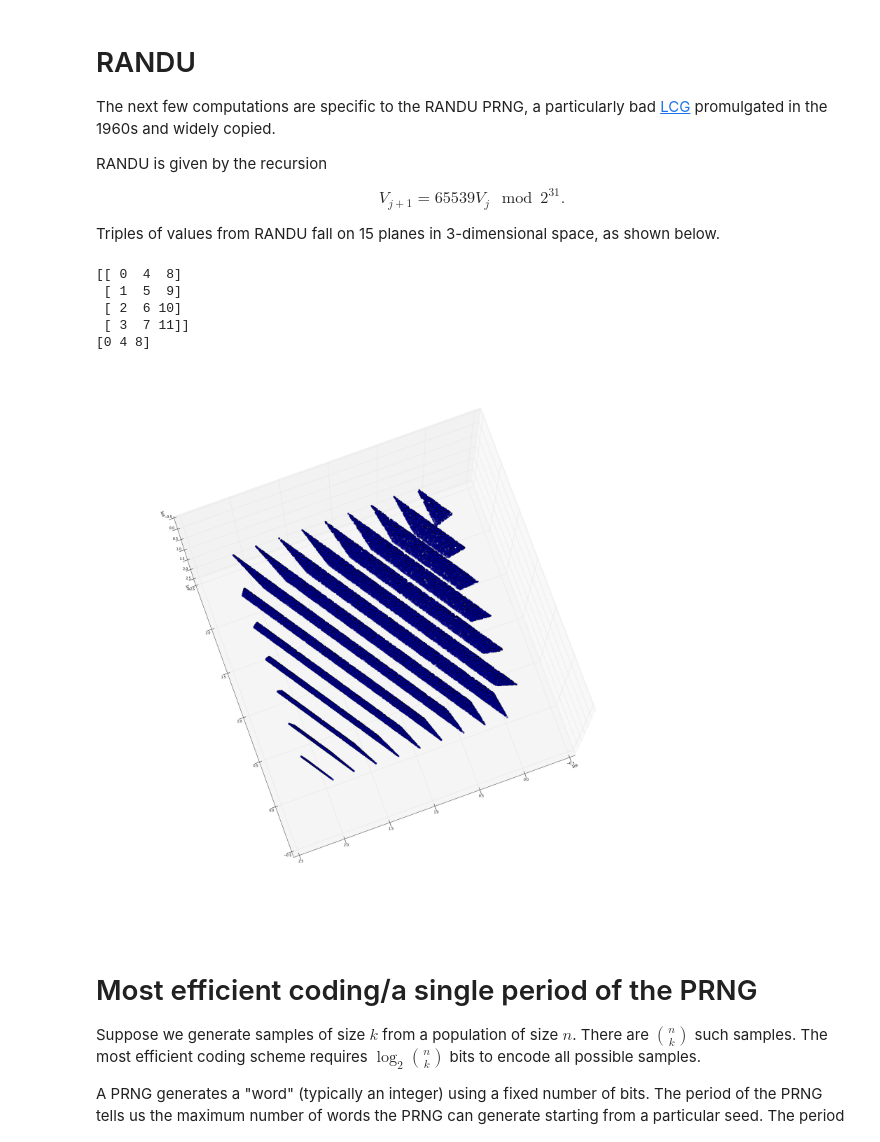
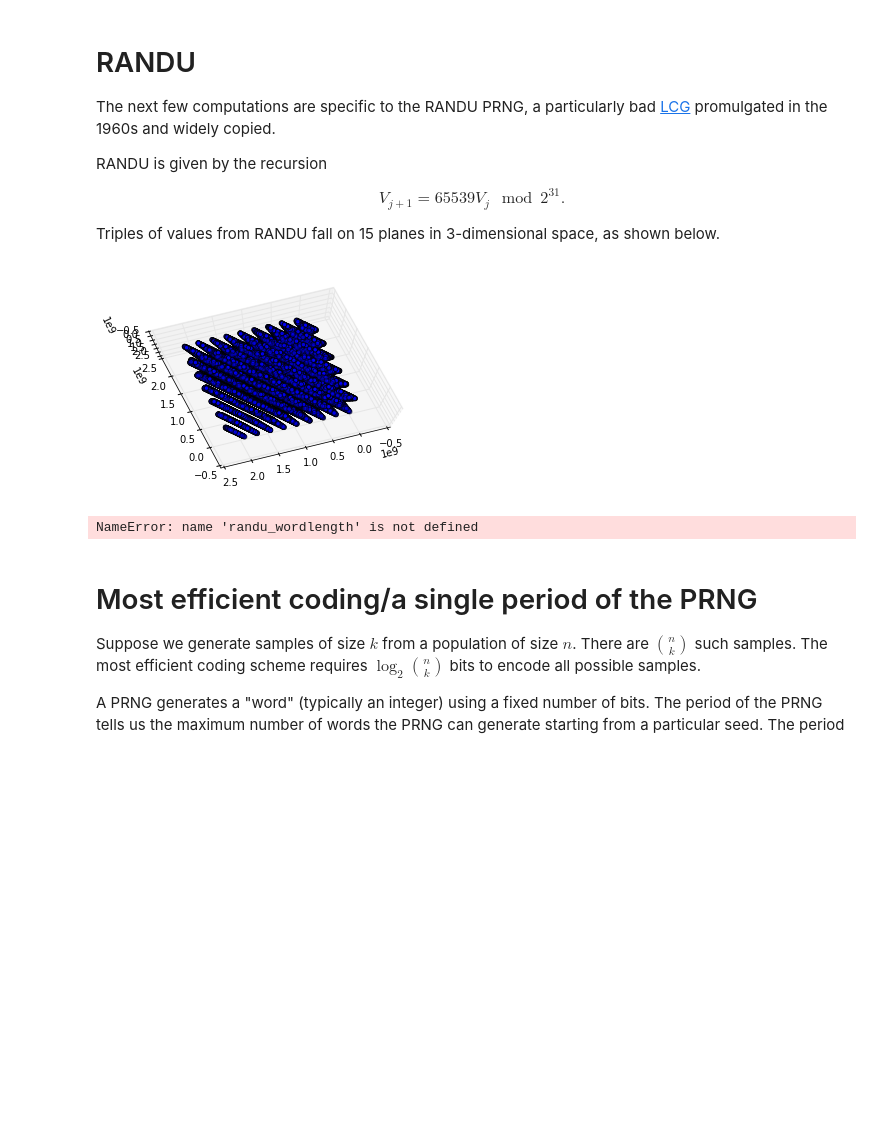
Before and after one commit to pbstark/pseudorandom, a Jupyter notebook: sample_counter.ipynb, the cells around one changed output. Cells and saved outputs as stored; diff of their text form; code cells hidden in the pictures; blank space fills up the shorter version.

```diff
--- a/sample_counter.ipynb
+++ b/sample_counter.ipynb
@@ -62,6 +131,6 @@ The next few computations are specific to the RANDU PRNG, a particularly bad [LC
 
 RANDU is given by the recursion
 
-$$ V_{j+1} = 65539 V_j \mod 2^{31}.$$
+$$ V_{j+1} = 65539 V_j\mod 2^{31}.$$
 
 Triples of values from RANDU fall on 15 planes in 3-dimensional space, as shown below.
@@ -97,31 +137,35 @@ class Randu:
-# %%
-# generate triples using RANDU
-seed = 1234567890
-reps = 100000
-r = Randu(seed)
-urandTrips = np.reshape([r.next() for i in range(3*reps)],(reps,3)).T
-xs = urandTrips[0]
-ys = urandTrips[1]
-zs = urandTrips[2]
-
-test = np.reshape([0,1,2,3,4,5,6,7,8,9,10,11],(3,4)).T
-print test
-testx = test[0][:]
-print testx
-# %% [output]
-[[ 0  4  8]
- [ 1  5  9]
- [ 2  6 10]
- [ 3  7 11]]
-[0 4 8]
+# %%
+# RANDU constants
+A = 0
+M = 2**31
+B = 65539
+
+randu_period = 2**29
+randu_word_length = 32
+
+def nextRand(x):
+    y = A + (B * x) % M
+    return y
+# %%
+# generate triples using RANDU
+x = 1234567890  # seed
+reps = 100000
+xs = np.ndarray(shape = (3,reps))
+for i in range(reps):
+    x = nextRand(x)
+    xs[0][i] = x
+    x = nextRand(x)
+    xs[1][i] = x
+    x = nextRand(x)
+    xs[2][i] = x
 # %%
 fig = plt.figure()
-plt.rcParams['figure.figsize'] = (30.0, 30.0)
+plt.rcParams['figure.figsize'] = (50.0, 50.0)
 ax = fig.add_subplot(111, projection='3d')
-ax.scatter(xs, ys, zs)
+ax.scatter(xs[0],xs[1], xs[2])
 
 ax.view_init(-100,110)
 
 plt.show()
 # %% [output]
-[figure, old version]
+[figure, new version]
@@ -132,20 +173,16 @@ randu_word_length = 32
 n = 30
 k = 20
 can_do = True
+period = randu_period
+word_length = randu_wordlength
+
 while can_do:
     n = n+1
-    can_do = sample_counter_lb(n, k, randu_period, randu_word_length)
+    can_do = sample_counter_lb(n, k, period, word_length)
     print n
-print "can't do ",n
-
-n = 30
-k = 20
-can_do = True
-while can_do:
-    n = n+1
-    can_do = sample_counter(n, k, randu_period, randu_word_length)
-    print n
-print "can't do ",n
+print "for randu, can't do ",n
+# %% [output]
+NameError: name 'randu_wordlength' is not defined
 # %% [markdown]
 # Most efficient coding/a single period of the PRNG
 
```
Also changed, not shown: parts of 11 cells of this notebook.
